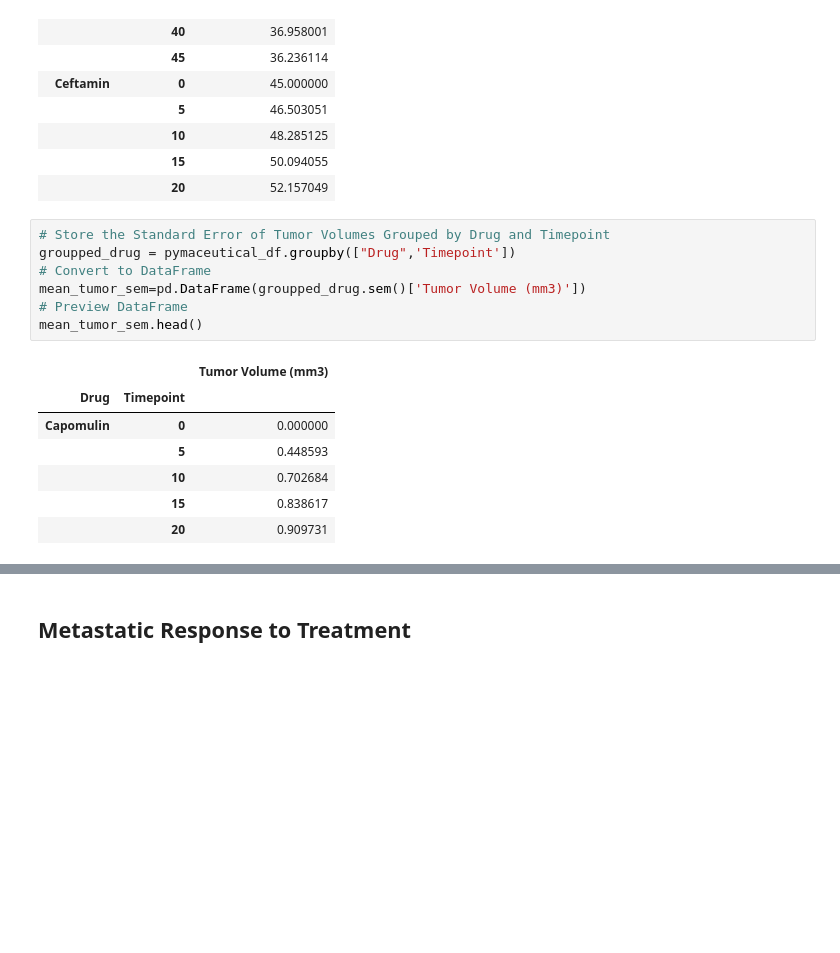
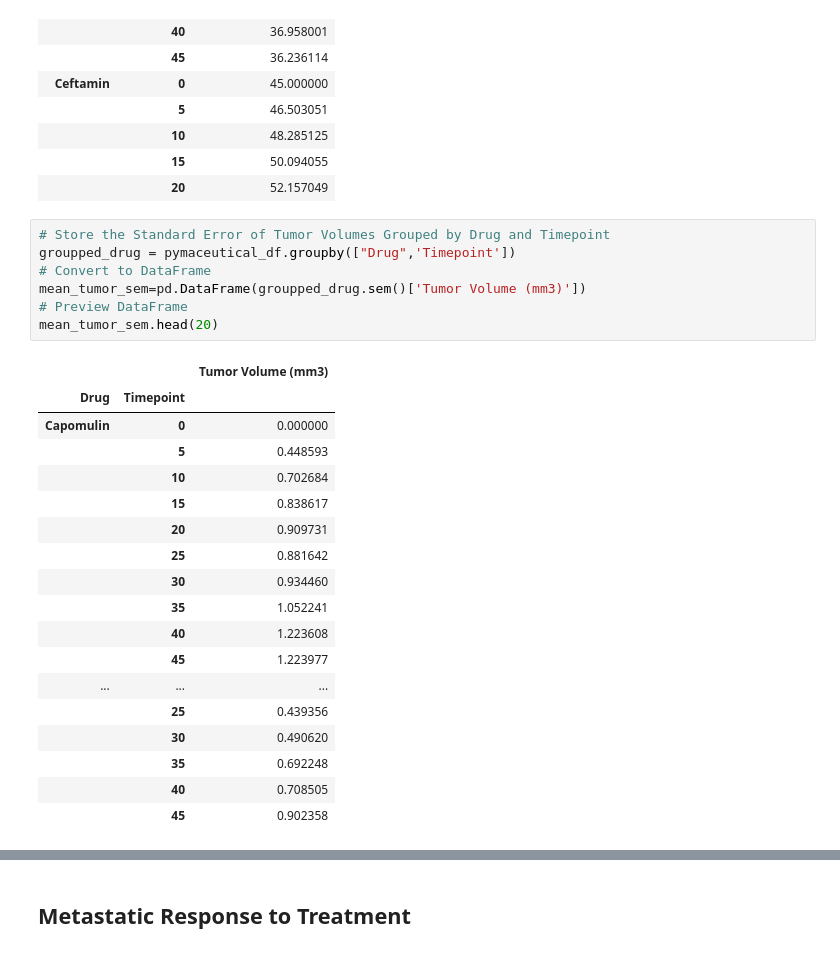
Before and after one commit to chyu1302/Matplotlib, a Jupyter notebook: Pymaceuticals.ipynb, the cells around one changed output, grey strips where cells are left out. Cells and saved outputs as stored; diff of their text form; blank space fills up the shorter version.

```diff
--- a/Pymaceuticals.ipynb
+++ b/Pymaceuticals.ipynb
@@ -59,15 +59,26 @@ mean_tumor_vol.head(15)
 # %%
 # Store the Standard Error of Tumor Volumes Grouped by Drug and Timepoint
 groupped_drug = pymaceutical_df.groupby(["Drug",'Timepoint'])
 # Convert to DataFrame
 mean_tumor_sem=pd.DataFrame(groupped_drug.sem()['Tumor Volume (mm3)'])
 # Preview DataFrame
-mean_tumor_sem.head()
+mean_tumor_sem.head(20)
 # %% [output]
 |  |  | Tumor Volume (mm3) |
 | Drug | Timepoint |  |
 | Capomulin | 0 | 0.000000 |
 |  | 5 | 0.448593 |
 |  | 10 | 0.702684 |
 |  | 15 | 0.838617 |
 |  | 20 | 0.909731 |
+|  | 25 | 0.881642 |
+|  | 30 | 0.934460 |
+|  | 35 | 1.052241 |
+|  | 40 | 1.223608 |
+|  | 45 | 1.223977 |
+| ... | ... | ... |
+|  | 25 | 0.439356 |
+|  | 30 | 0.490620 |
+|  | 35 | 0.692248 |
+|  | 40 | 0.708505 |
+|  | 45 | 0.902358 |
```
Also changed, not shown: parts of 30 cells of this notebook.
